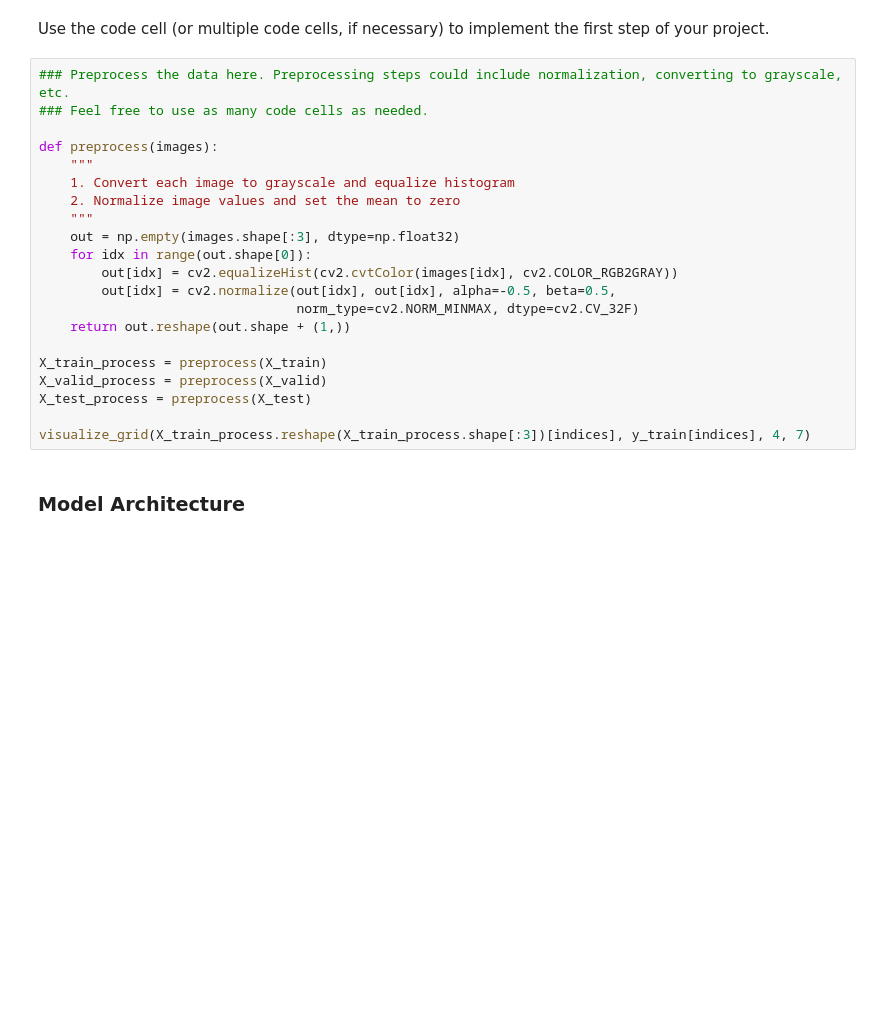
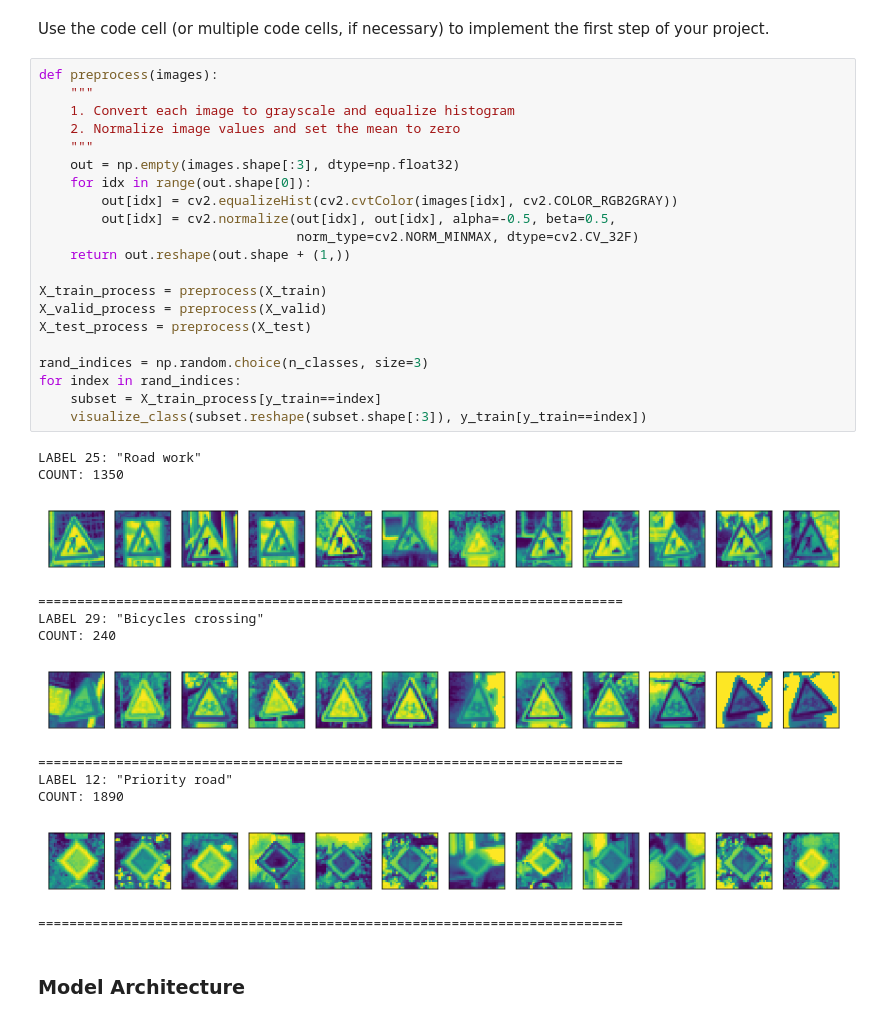
Before and after one commit to liamondrop/traffic-sign-classifier, a Jupyter notebook: Traffic_Sign_Classifier.ipynb, the cells around one changed output. Drawn from its saved outputs; the diff is of its cells as text; blank space fills up the shorter version.

```diff
--- a/Traffic_Sign_Classifier.ipynb
+++ b/Traffic_Sign_Classifier.ipynb
@@ -157,26 +163,39 @@ Here is an example of a [published baseline model on this problem](http://yann.l
 # %% [markdown]
 Use the code cell (or multiple code cells, if necessary) to implement the first step of your project.
 # %%
-### Preprocess the data here. Preprocessing steps could include normalization, converting to grayscale, etc.
-### Feel free to use as many code cells as needed.
-
 def preprocess(images):
     """
     1. Convert each image to grayscale and equalize histogram
     2. Normalize image values and set the mean to zero
     """
     out = np.empty(images.shape[:3], dtype=np.float32)
     for idx in range(out.shape[0]):
         out[idx] = cv2.equalizeHist(cv2.cvtColor(images[idx], cv2.COLOR_RGB2GRAY))
         out[idx] = cv2.normalize(out[idx], out[idx], alpha=-0.5, beta=0.5,
                                  norm_type=cv2.NORM_MINMAX, dtype=cv2.CV_32F)
     return out.reshape(out.shape + (1,))
 
 X_train_process = preprocess(X_train)
 X_valid_process = preprocess(X_valid)
 X_test_process = preprocess(X_test)
 
-visualize_grid(X_train_process.reshape(X_train_process.shape[:3])[indices], y_train[indices], 4, 7)
+rand_indices = np.random.choice(n_classes, size=3)
+for index in rand_indices:
+    subset = X_train_process[y_train==index]
+    visualize_class(subset.reshape(subset.shape[:3]), y_train[y_train==index])
+# %% [output]
+LABEL 25: "Road work"
+COUNT: 1350
+[figure, added]
+===========================================================================
+LABEL 29: "Bicycles crossing"
+COUNT: 240
+[figure, added]
+===========================================================================
+LABEL 12: "Priority road"
+COUNT: 1890
+[figure, added]
+===========================================================================
 # %% [markdown]
 ### Model Architecture
 # %%
```
Also changed, not shown: parts of 13 cells of this notebook.
